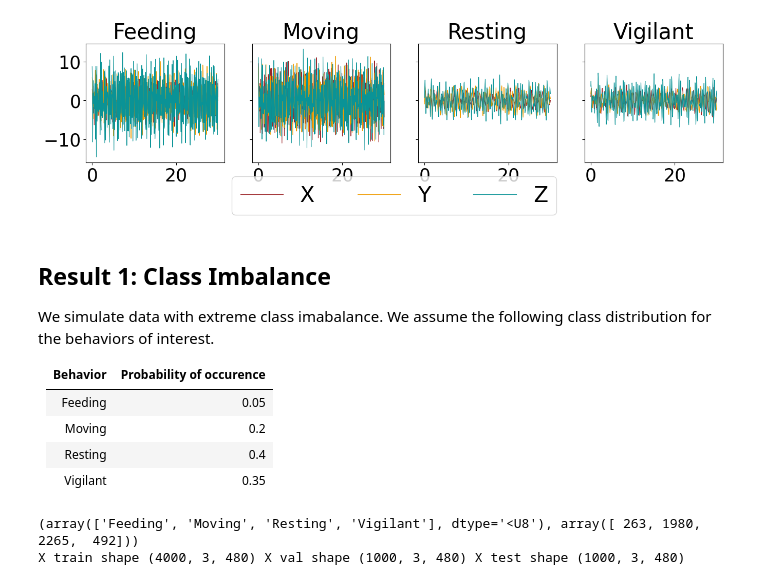
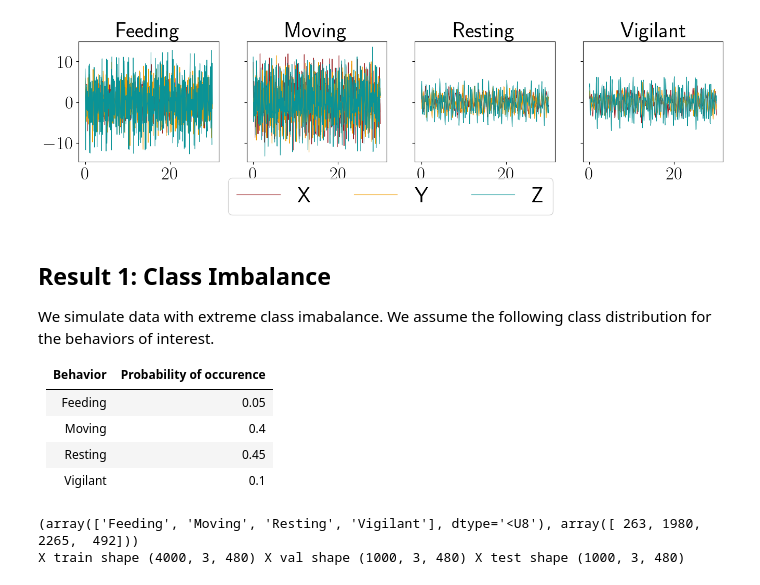
Before and after one commit to medhaaga/AWD-Biologging, a Jupyter notebook: notebooks/simulation_results.ipynb, the cells around one changed output. Saved outputs shown, nothing was run; the diff lists cells and outputs as text; code cells hidden in the pictures.

```diff
--- a/notebooks/simulation_results.ipynb
+++ b/notebooks/simulation_results.ipynb
@@ -67,7 +71,7 @@ mpl.rcParams["axes.labelsize"] = 30
 mpl.rcParams['legend.fontsize'] = 30
 mpl.rcParams['axes.titlesize'] = 30
 plt.rcParams['legend.title_fontsize'] = 30
-mpl.rcParams['text.usetex'] = False
+mpl.rcParams['text.usetex'] = True
 # plt.rcParams['font.family'] = 'serif'
 # %%
 def set_seed(seed):
@@ -96,26 +115,26 @@ os.makedirs(test_root_dir, exist_ok=True)
 # %%
 t = np.linspace(0, 30, 30*config.SAMPLING_RATE)
 data_constants = config.SIMULATION_CONSTANTS
 colors = ['#9b2226', '#ee9b00', '#0a9396']
 fig, axs = plt.subplots(1, len(config.SIM_BEHAVIORS), figsize=(4*len(config.SIM_BEHAVIORS),3), sharey=True)
 for i, observed_behavior in enumerate(config.SIM_BEHAVIORS):
     for j, axis in enumerate(['X', 'Y', 'Z']):
         f, A, phi, sigma = data_constants.loc[(data_constants["Behavior"] == observed_behavior) & (data_constants["Axis"] == axis), ['f', 'A', 'phi', 'sigma']].values[0]
-        signal = simulate_axis_signal(f, A, phi, sigma, len(t), tau=0.1)
+        signal = simulate_axis_signal(f, A, phi, sigma, len(t), tau=0.35)
 
         if i == 0:
             axs[i].plot(t, signal, label=axis, linewidth=0.8, color=colors[j])
         else:
             axs[i].plot(t, signal, linewidth=0.8, color=colors[j])
 
     axs[i].set_title(observed_behavior)
 
 fig.legend(loc="lower center", ncol=3, bbox_to_anchor=(0.5,-0.3))
 # plt.tight_layout()
 plt.savefig(os.path.join(test_root_dir, 'sim_train_signal.pdf'))
 plt.show()
 # %% [output]
-[figure, old version]
+[figure, new version]
 # %% [markdown]
 ## Result 1: Class Imbalance
 
@@ -125,9 +144,9 @@ We simulate data with extreme class imabalance. We assume the following class di
 | Behavior | Probability of occurence |
 |----------|--------------------------|
 | Feeding  |  0.05   |
-| Moving   | 0.2 |
-| Resting  | 0.4 |
-| Vigilant | 0.35 |
+| Moving   | 0.4 |
+| Resting  | 0.45 |
+| Vigilant | 0.1 |
 # %%
 # define paths
 
```
Also changed, not shown: parts of 28 cells of this notebook, 6 other files.
